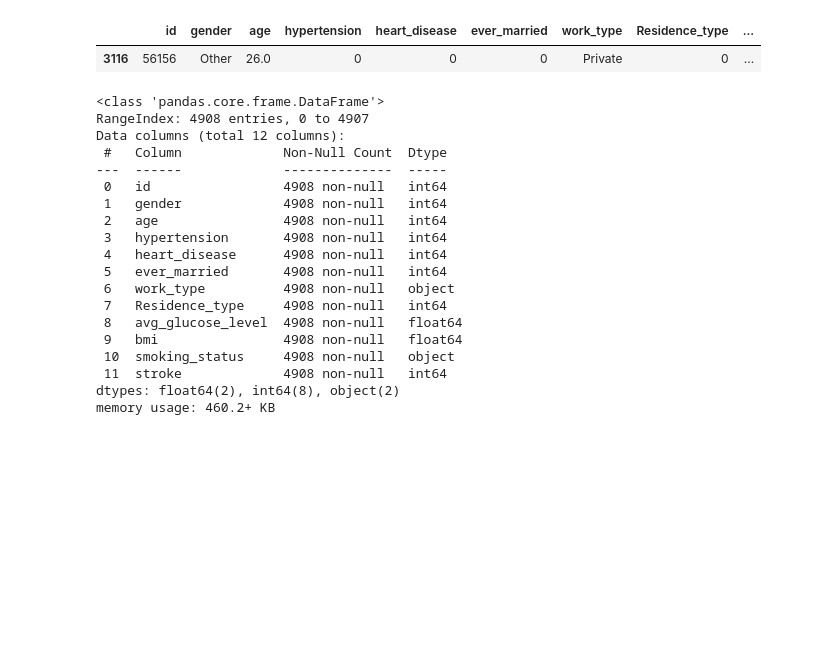
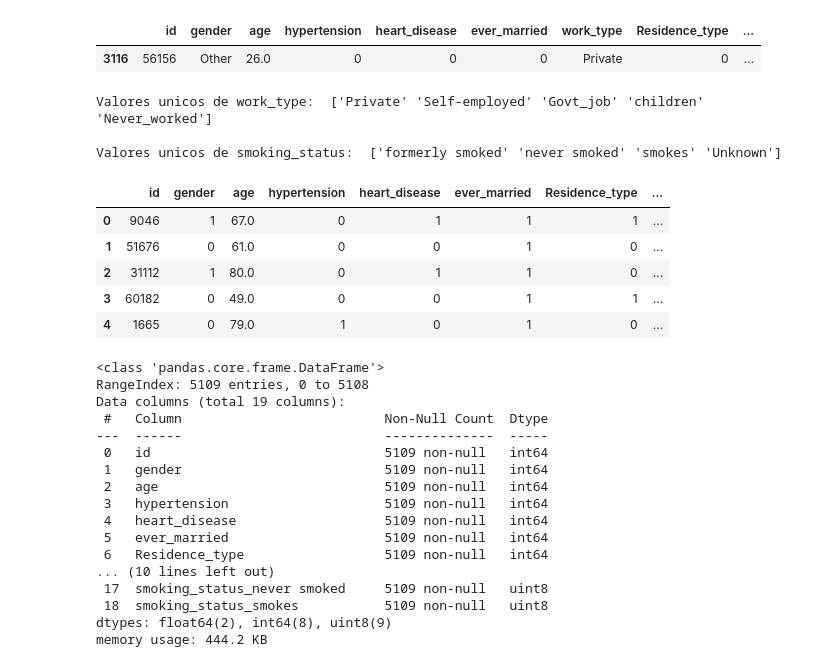
Before and after one commit to arturogzm93/ML-Stroke-Prediction, a Jupyter notebook: PRUEBAS Stroke Prediction.ipynb, the cells around one changed output. Saved outputs shown, nothing was run; the diff lists cells and outputs as text; code cells hidden in the pictures; blank space fills up the shorter version.

```diff
--- a/PRUEBAS Stroke Prediction.ipynb
+++ b/PRUEBAS Stroke Prediction.ipynb
@@ -99,3 +86,13 @@ df = df.astype({
 # RESETEAR LOS VALORES DEL INDICE
 
 df.reset_index(drop = True, inplace = True)
+# %%
+# VALORES UNICOS DE ALGUNAS COLUMNAS
+
+print('Valores unicos de work_type: ', df['work_type'].unique())
+print(' ')
+print('Valores unicos de smoking_status: ', df['smoking_status'].unique())
+# %% [output]
+Valores unicos de work_type:  ['Private' 'Self-employed' 'Govt_job' 'children' 'Never_worked']
+
+Valores unicos de smoking_status:  ['formerly smoked' 'never smoked' 'smokes' 'Unknown']
@@ -101,0 +103,9 @@ df.reset_index(drop = True, inplace = True)
+# %%
+df2.head()
+# %% [output]
+|  | id | gender | age | hypertension | heart_disease | ever_married | Residence_type | ... |
+| 0 | 9046 | 1 | 67.0 | 0 | 1 | 1 | 1 | ... |
+| 1 | 51676 | 0 | 61.0 | 0 | 0 | 1 | 0 | ... |
+| 2 | 31112 | 1 | 80.0 | 0 | 1 | 1 | 0 | ... |
+| 3 | 60182 | 0 | 49.0 | 0 | 0 | 1 | 1 | ... |
+| 4 | 1665 | 0 | 79.0 | 1 | 0 | 1 | 0 | ... |
@@ -102,22 +121,20 @@ df.reset_index(drop = True, inplace = True)
 # %%
-df.info()
+df2.info()
 # %% [output]
 <class 'pandas.core.frame.DataFrame'>
-RangeIndex: 4908 entries, 0 to 4907
-Data columns (total 12 columns):
- #   Column             Non-Null Count  Dtype
----  ------             --------------  -----
- 0   id                 4908 non-null   int64
- 1   gender             4908 non-null   int64
- 2   age                4908 non-null   int64
- 3   hypertension       4908 non-null   int64
- 4   heart_disease      4908 non-null   int64
- 5   ever_married       4908 non-null   int64
- 6   work_type          4908 non-null   object
- 7   Residence_type     4908 non-null   int64
- 8   avg_glucose_level  4908 non-null   float64
- 9   bmi                4908 non-null   float64
- 10  smoking_status     4908 non-null   object
- 11  stroke             4908 non-null   int64
-dtypes: float64(2), int64(8), object(2)
-memory usage: 460.2+ KB
+RangeIndex: 5109 entries, 0 to 5108
+Data columns (total 19 columns):
+ #   Column                          Non-Null Count  Dtype
+---  ------                          --------------  -----
+ 0   id                              5109 non-null   int64
+ 1   gender                          5109 non-null   int64
+ 2   age                             5109 non-null   int64
+ 3   hypertension                    5109 non-null   int64
+ 4   heart_disease                   5109 non-null   int64
+ 5   ever_married                    5109 non-null   int64
+ 6   Residence_type                  5109 non-null   int64
+... (10 lines left out)
+ 17  smoking_status_never smoked     5109 non-null   uint8
+ 18  smoking_status_smokes           5109 non-null   uint8
+dtypes: float64(2), int64(8), uint8(9)
+memory usage: 444.2 KB
```
Also changed, not shown: parts of 14 cells of this notebook.
